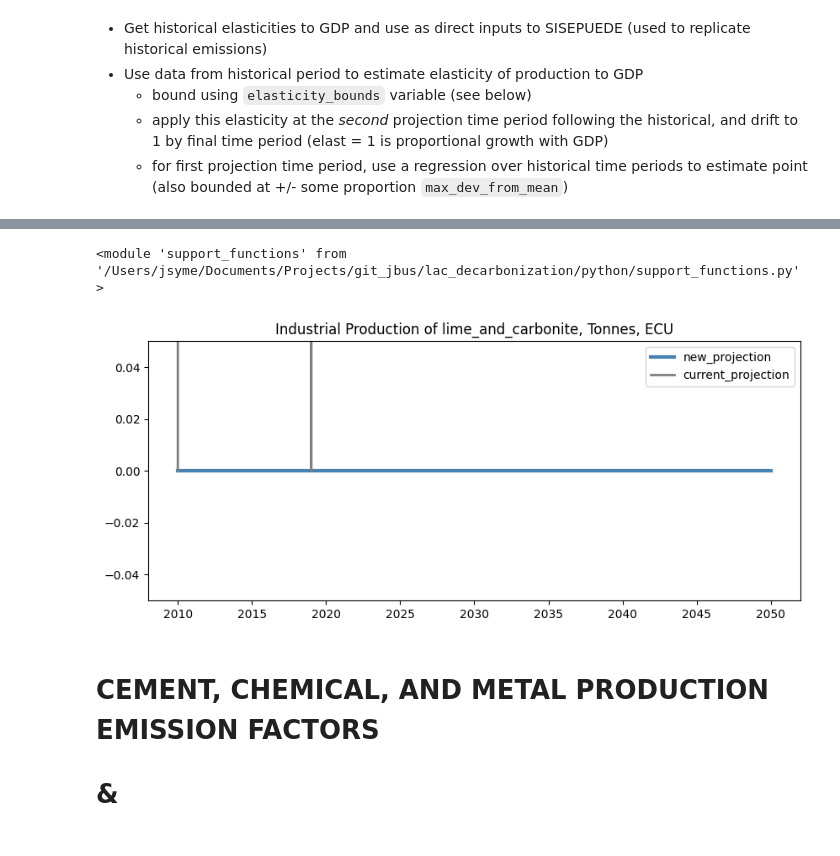
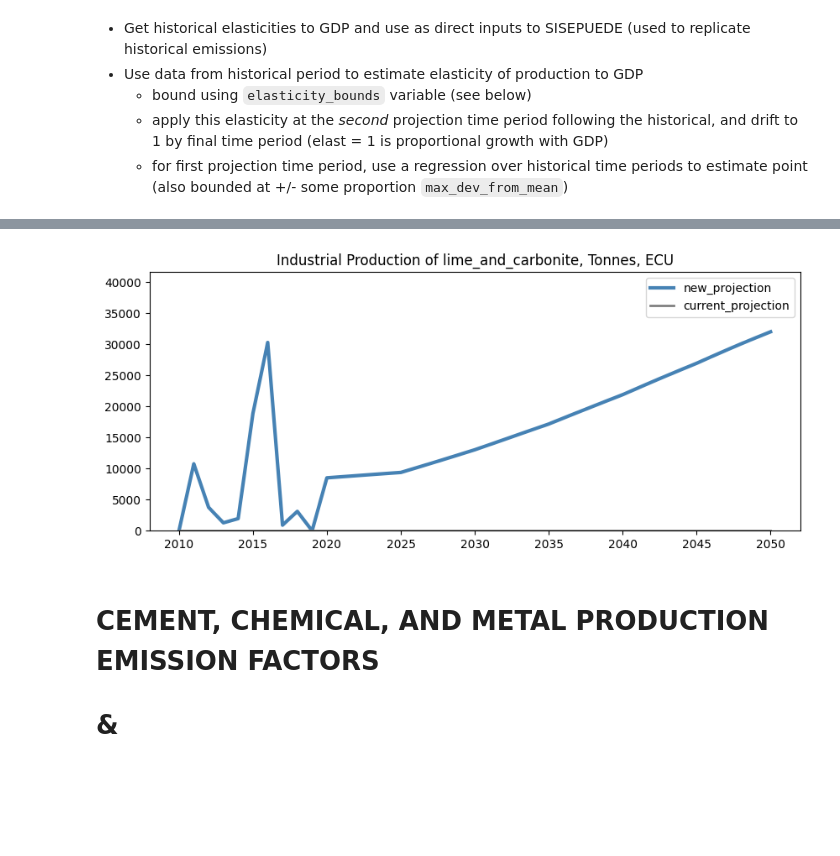
Before and after one commit to jarojasag/lac_decarbonization, a Jupyter notebook: python/data_construct-calibration_industrial_data.ipynb, the cells around one changed output, grey strips where cells are left out. Saved outputs shown, nothing was run; the diff lists cells and outputs as text; code cells hidden in the pictures; blank space fills up the shorter version.

```diff
--- a/python/data_construct-calibration_industrial_data.ipynb
+++ b/python/data_construct-calibration_industrial_data.ipynb
@@ -482,7 +452,3 @@ df[[field_year] + [x for x in flds if x.startswith("prod")]].plot(x = field_year
-# %%
-importlib.reload(sf)
-# %% [output]
-<module 'support_functions' from '/Users/jsyme/Documents/Projects/git_jbus/lac_decarbonization/python/support_functions.py'>
 # %%
 #######################
 #    EXPORT IMAGES    #
@@ -494,32 +460,37 @@ os.makedirs(dir_tmp, exist_ok = True) if not os.path.exists(dir_tmp) else None
 iso = "ECU"
 field_gdp = "gdp_mmm_usd"
 df = pd.merge(
     df_elasticities,
-    df_inputs,
+    df_prodinit,
+    how = "left"
+)
+df = pd.merge(
+    df,
+    df_inputs[[field_iso3, field_year, field_gdp]],
     how = "left"
 )
 df = df[df[field_iso3].isin([iso])]
 
 for cat in ["lime_and_carbonite"]:# cats_prod:
 
     vec_years = np.array(df[field_year]).astype(int)
 
     vec_gdp = np.array(df[field_gdp])
     vec_gdp_change = vec_gdp[1:]/vec_gdp[0:-1] - 1
     vec_elast = np.array(df[f"elasticity_ippu_{cat}_production_to_gdp"])
 
     vec_prod_proj_edmundo = np.array(df[f"prodinit_ippu_{cat}_tonne"])
     prod_init = vec_prod_proj_edmundo[0]
     vec_prod = prod_init*sf.project_growth_scalar_from_elasticity(vec_gdp_change, vec_elast)
 
     fig, ax = plt.subplots(figsize = (10, 4))
 
     ax.set_ylim((0, max(vec_prod)*1.3))
     ax.set_title(f"Industrial Production of {cat}, Tonnes, {iso}")
     ax.plot(vec_years, vec_prod, label = "new_projection", linewidth = 3, color = "steelblue")
     ax.plot(vec_years, vec_prod_proj_edmundo, label = "current_projection", linewidth = 2, color = "gray")
     ax.legend()
 
     plt.savefig(os.path.join(dir_tmp, f"prod_comparison_{cat}.jpg"), dpi = 100)
 # %% [output]
-[figure, old version]
+[figure, new version]
```
Also changed, not shown: parts of 10 cells of this notebook, 37 other files.
